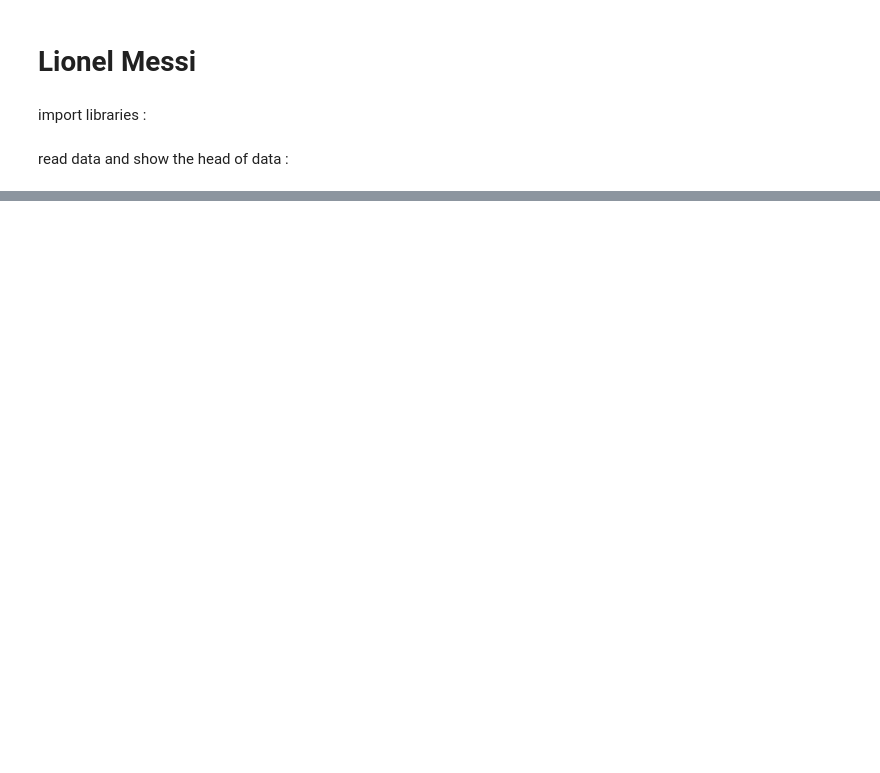
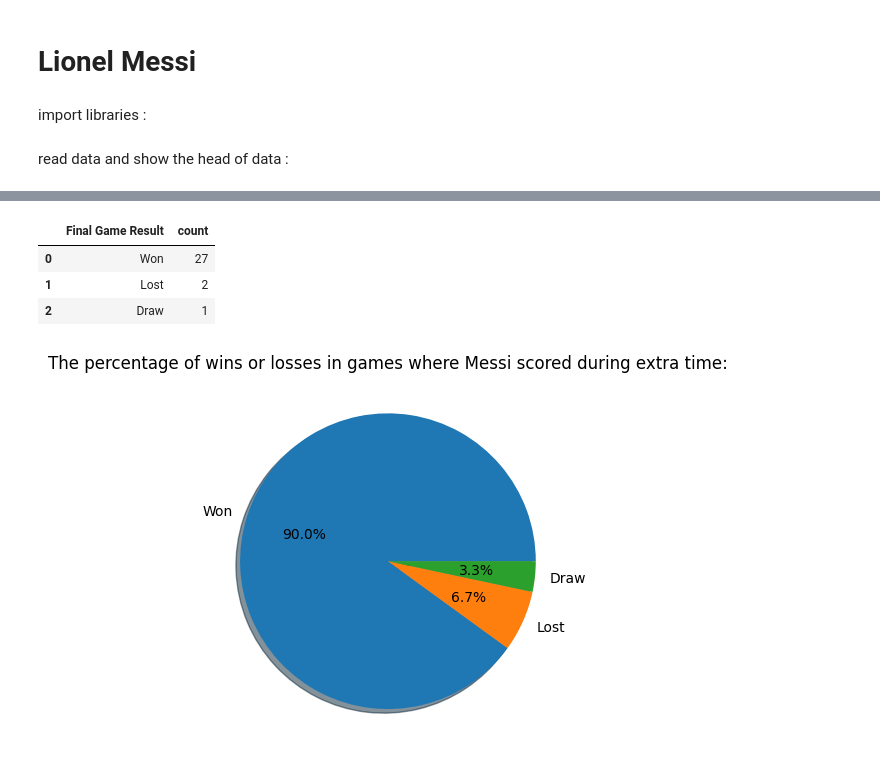
Before and after one commit to Moein-Moatali-2006/Data-Science, a Jupyter notebook: Data Science 5.4/Lionel Messi/main.ipynb, the cells around one changed output, grey strips where cells are left out. Drawn from its saved outputs; the diff is of its cells as text; code cells hidden in the pictures; blank space fills up the shorter version.

```diff
--- a/Data Science 5.4/Lionel Messi/main.ipynb
+++ b/Data Science 5.4/Lionel Messi/main.ipynb
@@ -20,0 +66,17 @@ data.head()
+# %%
+df = data.query("Minute > 90")
+
+df = df["Final Game Result"].value_counts().reset_index()
+df
+# %% [output]
+|  | Final Game Result | count |
+| 0 | Won | 27 |
+| 1 | Lost | 2 |
+| 2 | Draw | 1 |
+# %%
+plt.pie(df["count"],labels=df["Final Game Result"],autopct='%1.1f%%',shadow=True)
+
+plt.title("The percentage of wins or losses in games where Messi scored during extra time:")
+plt.show()
+# %% [output]
+[figure, added]
```
Also changed, not shown: parts of 8 cells of this notebook, 3 other files.
